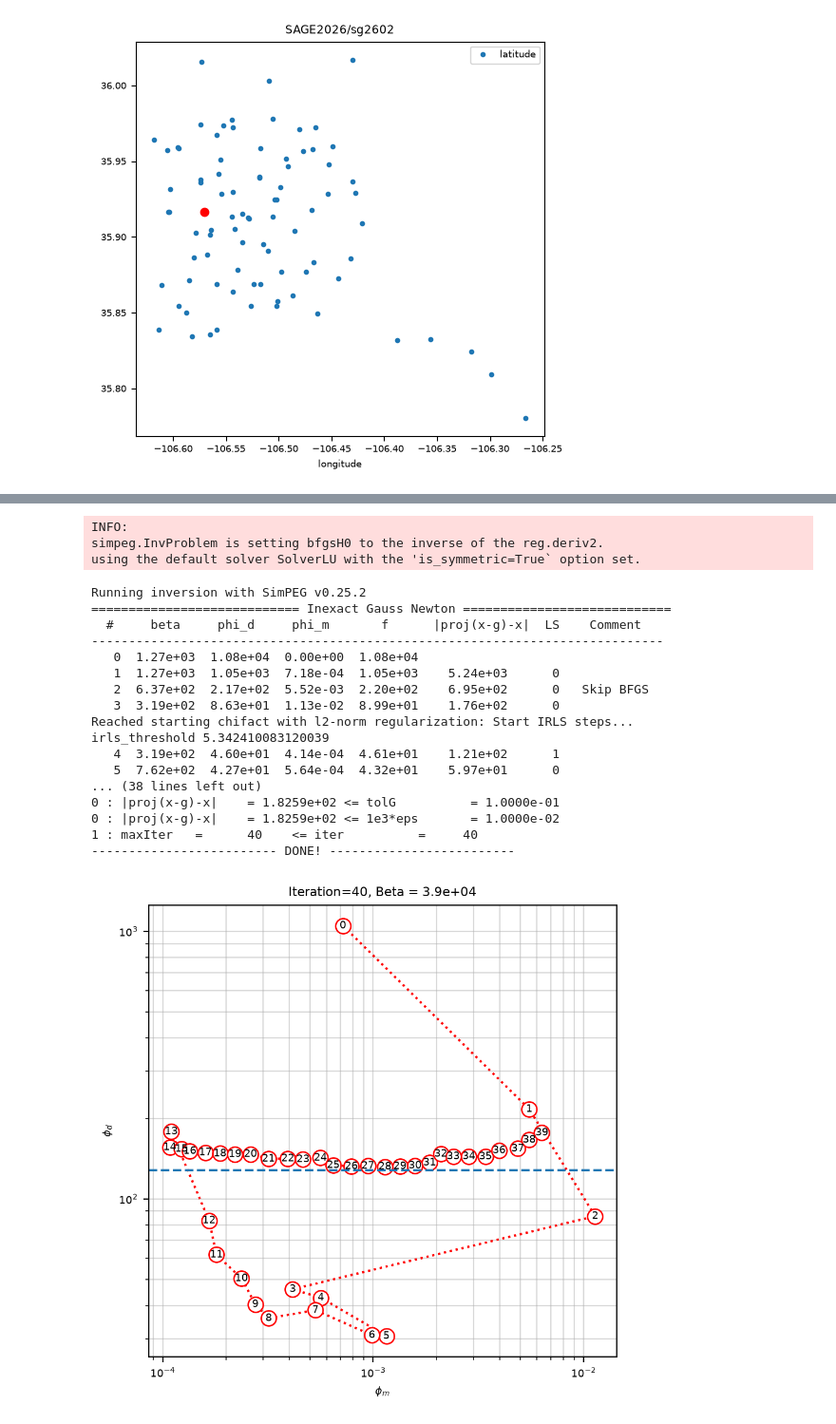
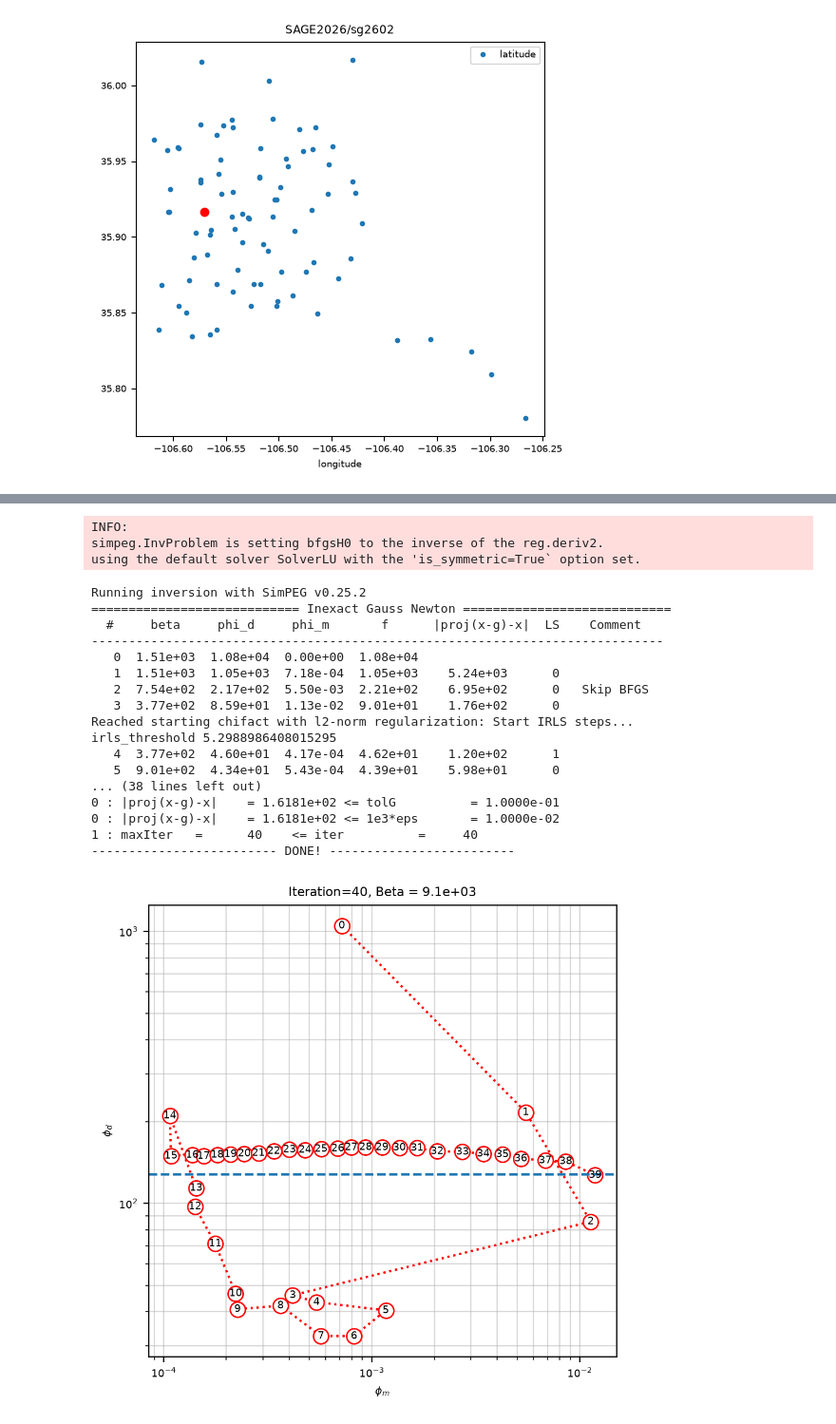
Before and after one commit to SAGE-Geophysical-Field-Camp/SAGE-Geophysical-Field-Camp.github.io, a Jupyter notebook: notebooks/mt/12_simpeg_1d_from_mtpy_inversion.ipynb, the cells around one changed output, grey strips where cells are left out. Shown at 95% size. Cells and saved outputs as stored; diff of their text form; code cells hidden in the pictures.

```diff
--- a/notebooks/mt/12_simpeg_1d_from_mtpy_inversion.ipynb
+++ b/notebooks/mt/12_simpeg_1d_from_mtpy_inversion.ipynb
@@ -95,24 +94,24 @@ Running inversion with SimPEG v0.25.2
 # %%
-inv_obj = tf.to_simpeg_1d(mode="det", **{"p_s": 0, "p_z": 0, "use_irls": True})
+inv_obj = tf.to_simpeg_1d(mode="det", **{"p_s": 0, "p_z": 0, "use_irls": True, "alpha_s": 1e-10})
 # %% [output]
 INFO:
 simpeg.InvProblem is setting bfgsH0 to the inverse of the reg.deriv2.
 using the default solver SolverLU with the 'is_symmetric=True` option set.
 Running inversion with SimPEG v0.25.2
 ============================ Inexact Gauss Newton ============================
   #     beta     phi_d     phi_m       f      |proj(x-g)-x|  LS    Comment
 -----------------------------------------------------------------------------
-   0  1.27e+03  1.08e+04  0.00e+00  1.08e+04
-   1  1.27e+03  1.05e+03  7.18e-04  1.05e+03    5.24e+03      0
-   2  6.37e+02  2.17e+02  5.52e-03  2.20e+02    6.95e+02      0   Skip BFGS
-   3  3.19e+02  8.63e+01  1.13e-02  8.99e+01    1.76e+02      0
+   0  1.51e+03  1.08e+04  0.00e+00  1.08e+04
+   1  1.51e+03  1.05e+03  7.18e-04  1.05e+03    5.24e+03      0
+   2  7.54e+02  2.17e+02  5.50e-03  2.21e+02    6.95e+02      0   Skip BFGS
+   3  3.77e+02  8.59e+01  1.13e-02  9.01e+01    1.76e+02      0
 Reached starting chifact with l2-norm regularization: Start IRLS steps...
-irls_threshold 5.342410083120039
-   4  3.19e+02  4.60e+01  4.14e-04  4.61e+01    1.21e+02      1
-   5  7.62e+02  4.27e+01  5.64e-04  4.32e+01    5.97e+01      0
+irls_threshold 5.2988986408015295
+   4  3.77e+02  4.60e+01  4.17e-04  4.62e+01    1.20e+02      1
+   5  9.01e+02  4.34e+01  5.43e-04  4.39e+01    5.98e+01      0
 ... (38 lines left out)
-0 : |proj(x-g)-x|    = 1.8259e+02 <= tolG          = 1.0000e-01
-0 : |proj(x-g)-x|    = 1.8259e+02 <= 1e3*eps       = 1.0000e-02
+0 : |proj(x-g)-x|    = 1.6181e+02 <= tolG          = 1.0000e-01
+0 : |proj(x-g)-x|    = 1.6181e+02 <= 1e3*eps       = 1.0000e-02
 1 : maxIter   =      40    <= iter          =     40
 ------------------------- DONE! -------------------------
-[figure, old version]
+[figure, new version]
```
Also changed, not shown: parts of 5 cells of this notebook, 1 other file.
